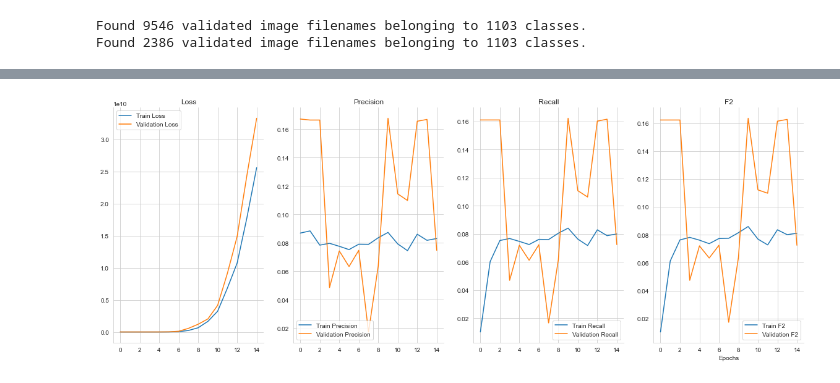
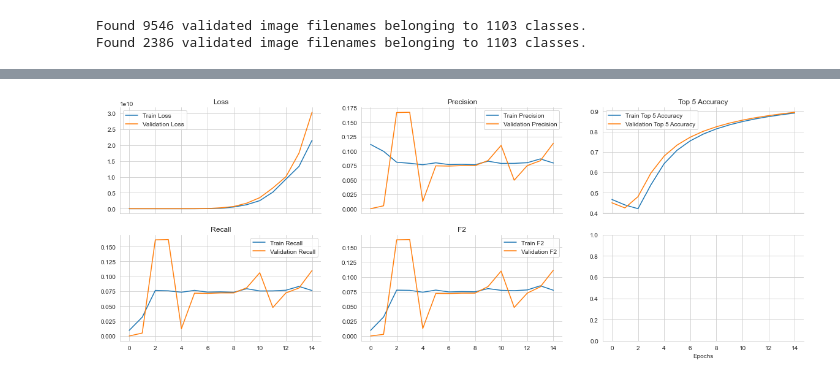
Before and after one commit to Goncalo101/FEUP-VCOM2, a Jupyter notebook: cnn_multilabel/CNN-AlexNet_labels.ipynb, the cells around one changed output, grey strips where cells are left out. Cells and saved outputs as stored; diff of their text form; code cells hidden in the pictures.

Commit message:
forgotten label stuff

```diff
--- a/cnn_multilabel/CNN-AlexNet_labels.ipynb
+++ b/cnn_multilabel/CNN-AlexNet_labels.ipynb
@@ -139,7 +139,7 @@ def f2_score(y_true, y_pred):
 from keras import optimizers
 
 optimizer = optimizers.Adam(lr=0.0001)
-model.compile(optimizer=optimizer, loss="categorical_crossentropy", metrics=["accuracy", "Precision", "Recall", f2_score])
+model.compile(optimizer=optimizer, loss="categorical_crossentropy", metrics=["accuracy", "Precision", "Recall", f2_score, tf.keras.metrics.TopKCategoricalAccuracy()])
 
 STEP_SIZE_TRAIN = train_gen.n//train_gen.batch_size
 STEP_SIZE_VALID = valid_gen.n//valid_gen.batch_size
@@ -171,30 +171,35 @@ Epoch 15/15
 # %%
 sns.set_style("whitegrid")
-fig, (ax1, ax2, ax3, ax4) = plt.subplots(1, 4, sharex='col', figsize=(20,7))
+fig, axs = plt.subplots(2, 3, sharex='col', figsize=(20,7))
 
 
-ax1.plot(history.history['loss'], label='Train Loss')
-ax1.plot(history.history['val_loss'], label='Validation Loss')
-ax1.legend(loc='best')
-ax1.set_title('Loss')
+axs[0,0].plot(history.history['loss'], label='Train Loss')
+axs[0,0].plot(history.history['val_loss'], label='Validation Loss')
+axs[0,0].legend(loc='best')
+axs[0,0].set_title('Loss')
 
-ax2.plot(history.history['precision'], label='Train Precision')
-ax2.plot(history.history['val_precision'], label='Validation Precision')
-ax2.legend(loc='best')
-ax2.set_title('Precision')
+axs[0,1].plot(history.history['precision'], label='Train Precision')
+axs[0,1].plot(history.history['val_precision'], label='Validation Precision')
+axs[0,1].legend(loc='best')
+axs[0,1].set_title('Precision')
 
-ax3.plot(history.history['recall'], label='Train Recall')
-ax3.plot(history.history['val_recall'], label='Validation Recall')
-ax3.legend(loc='best')
-ax3.set_title('Recall')
+axs[1,0].plot(history.history['recall'], label='Train Recall')
+axs[1,0].plot(history.history['val_recall'], label='Validation Recall')
+axs[1,0].legend(loc='best')
+axs[1,0].set_title('Recall')
 
-ax4.plot(history.history['f2_score'], label='Train F2')
-ax4.plot(history.history['val_f2_score'], label='Validation F2')
-ax4.legend(loc='best')
-ax4.set_title('F2')
+axs[1,1].plot(history.history['f2_score'], label='Train F2')
+axs[1,1].plot(history.history['val_f2_score'], label='Validation F2')
+axs[1,1].legend(loc='best')
+axs[1,1].set_title('F2')
+
+axs[0,2].plot(history.history['top_k_categorical_accuracy'], label='Train Top 5 Accuracy')
+axs[0,2].plot(history.history['val_top_k_categorical_accuracy'], label='Validation Top 5 Accuracy')
+axs[0,2].legend(loc='best')
+axs[0,2].set_title('Top 5 Accuracy')
 
 plt.xlabel('Epochs')
 sns.despine()
 plt.show()
 # %% [output]
-[figure, old version]
+[figure, new version]
```
Also changed, not shown: parts of 2 cells of this notebook.
